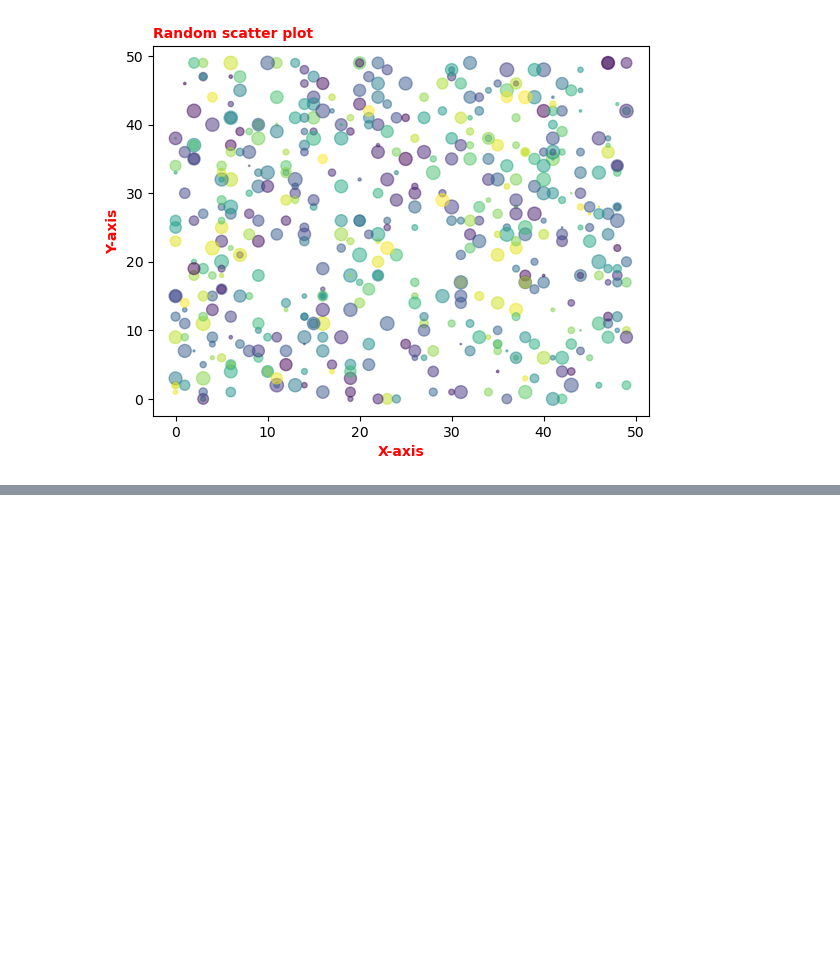
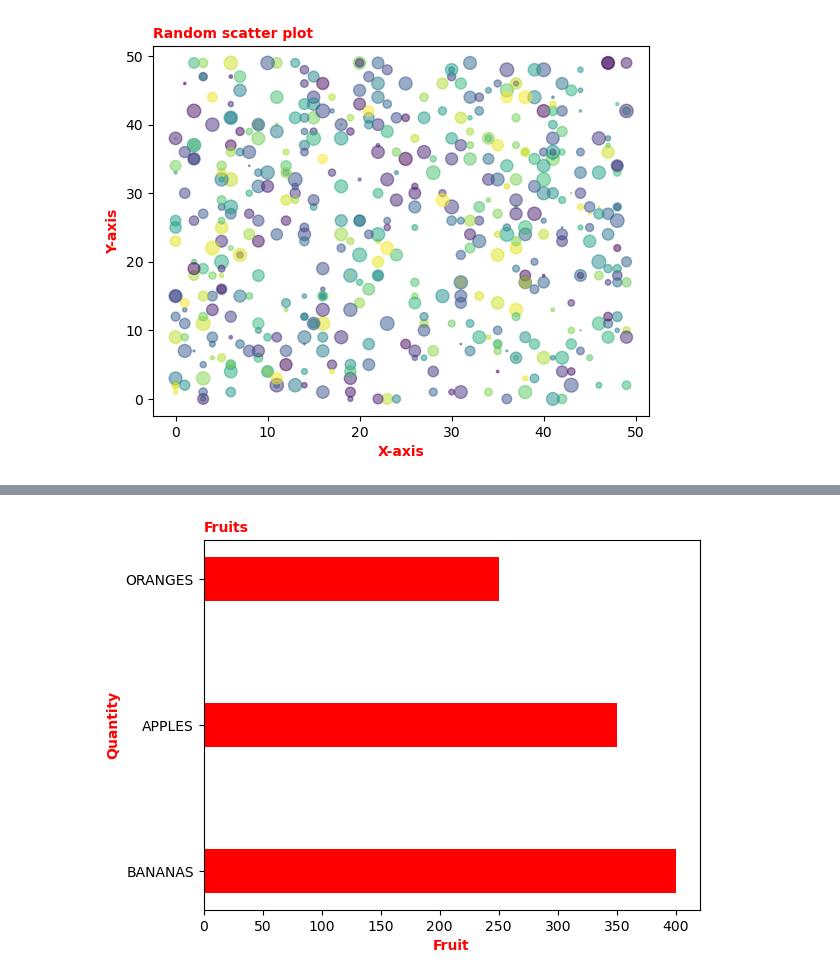
Before and after one commit to Joelson-Dieter/JupyterNotebook.ipynb, a Jupyter notebook: matplotlib.ipynb/marker.ipynb, the cells around one changed output, grey strips where cells are left out. Saved outputs shown, nothing was run; the diff lists cells and outputs as text; code cells hidden in the pictures; blank space fills up the shorter version.

```diff
--- a/matplotlib.ipynb/marker.ipynb
+++ b/matplotlib.ipynb/marker.ipynb
@@ -682,0 +731,20 @@ plt.show()
+# %%
+import matplotlib.pyplot as plt
+
+import numpy as np
+
+x=np.array(['BANANAS','APPLES','ORANGES'])
+
+y=np.array([400,350,250])
+
+plt.barh(x, y, color='red',height=0.3)
+
+plt.title('Fruits', fontsize = 10, fontweight = 'bold',color='red',loc='left')
+
+plt.xlabel('Fruit', fontsize = 10, fontweight = 'bold',color='red')
+
+plt.ylabel('Quantity', fontsize = 10, fontweight = 'bold',color='red')
+
+plt.show()
+# %% [output]
+[figure, added]
```
Also changed, not shown: parts of 12 cells of this notebook.
